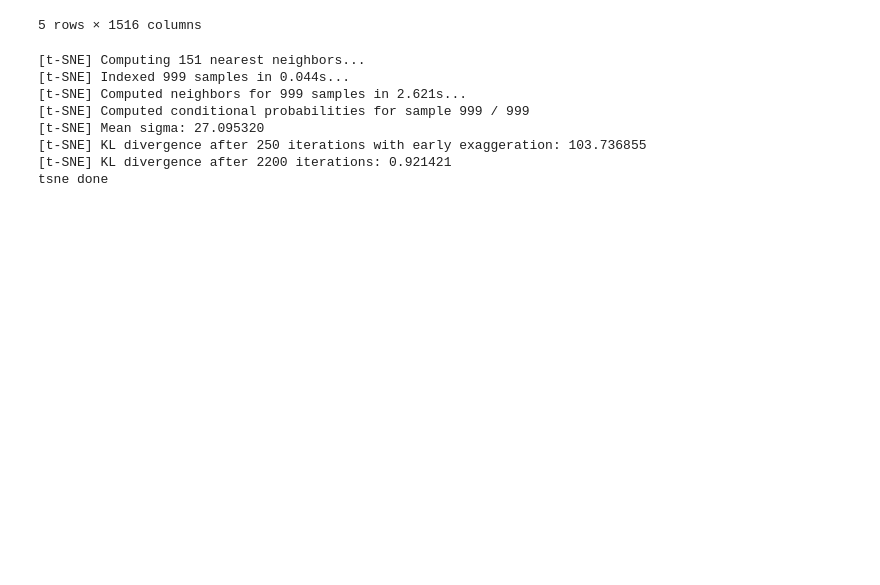
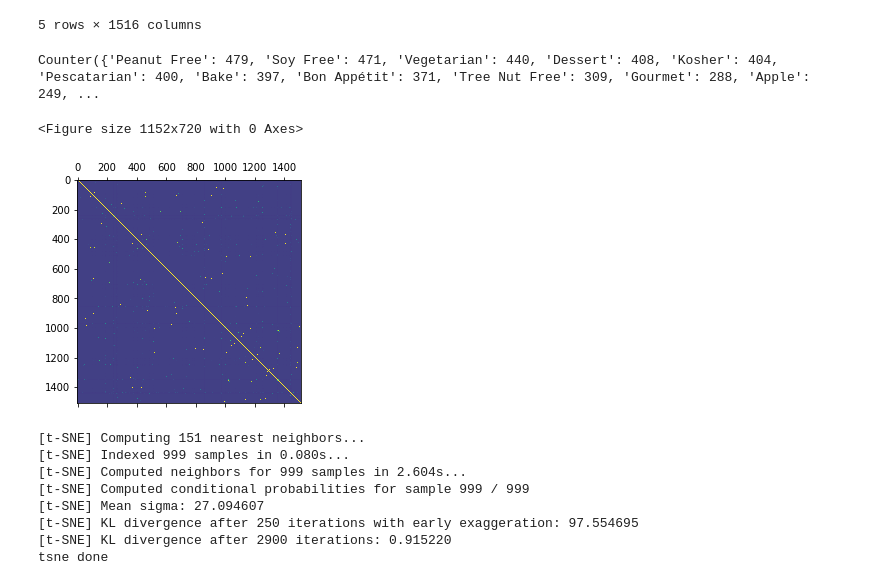
Before and after one commit to Sisyphus192/deep-dishes, a Jupyter notebook: notebooks/Parse Data.ipynb, the cells around one changed output. Drawn from its saved outputs; the diff is of its cells as text; code cells hidden in the pictures; blank space fills up the shorter version.

```diff
--- a/notebooks/Parse Data.ipynb
+++ b/notebooks/Parse Data.ipynb
@@ -406,6 +406,20 @@ epi_vec.head()
 | http://www.epicurious.com/recipes... | 0.0 | 0.0 | 0.0 | 0.0 | ... |
 | http://www.epicurious.com/recipes... | 0.0 | 0.0 | 0.0 | 0.0 | ... |
 5 rows × 1516 columns
+# %%
+from collections import Counter
+c = Counter()
+epi_vec["tags"].apply(lambda x: c.update(x))
+print(c)
+# %% [output]
+Counter({'Peanut Free': 479, 'Soy Free': 471, 'Vegetarian': 440, 'Dessert': 408, 'Kosher': 404, 'Pescatarian': 400, 'Bake': 397, 'Bon Appétit': 371, 'Tree Nut Free': 309, 'Gourmet': 288, 'Apple': 249, ...
+# %%
+plt.figure(figsize=(16, 10))
+plt.matshow(epi_vec[columns].corr())
+plt.show()
+# %% [output]
+<Figure size 1152x720 with 0 Axes>
+[figure, added]
 # %%
 # Let's save our dataframe so we can look at it without having to reload and recompute everything later.
 # pickle is much faster than csv
@@ -419,7 +433,7 @@ recipe_df.loc[recipe_df['" bake pie crust'] > 0]
 # WARNING: THIS TAKES A LONG TIME FOR LARGE DATAFRAMES
 from sklearn.manifold import TSNE
 columns = [x for x in epi_vec.columns if x not in ["avg_rating", "best_rating", "worst_rating", "prepare_again_rating",
-                                    "num_reviews", "total_time", "tags", "title"]]
+                                    "num_reviews", "total_time", "tags", "title", "color"]]
 data = epi_vec[columns].values
 tsne = TSNE(n_components=2, verbose=1, perplexity=50, n_iter=5000)
 tsne_results = tsne.fit_transform(data)
@@ -428,12 +442,12 @@ epi_vec["tsne-2d-one"] = tsne_results[:, 0]
 epi_vec["tsne-2d-two"] = tsne_results[:, 1]
 # %% [output]
 [t-SNE] Computing 151 nearest neighbors...
-[t-SNE] Indexed 999 samples in 0.044s...
-[t-SNE] Computed neighbors for 999 samples in 2.621s...
+[t-SNE] Indexed 999 samples in 0.080s...
+[t-SNE] Computed neighbors for 999 samples in 2.604s...
 [t-SNE] Computed conditional probabilities for sample 999 / 999
-[t-SNE] Mean sigma: 27.095320
-[t-SNE] KL divergence after 250 iterations with early exaggeration: 103.736855
-[t-SNE] KL divergence after 2200 iterations: 0.921421
+[t-SNE] Mean sigma: 27.094607
+[t-SNE] KL divergence after 250 iterations with early exaggeration: 97.554695
+[t-SNE] KL divergence after 2900 iterations: 0.915220
 tsne done
 # %%
 #recipe_df = pd.read_pickle("../data/processed/recipe_vectors.pickle")
```
Also changed, not shown: parts of 1 cell of this notebook, 9 other files.
